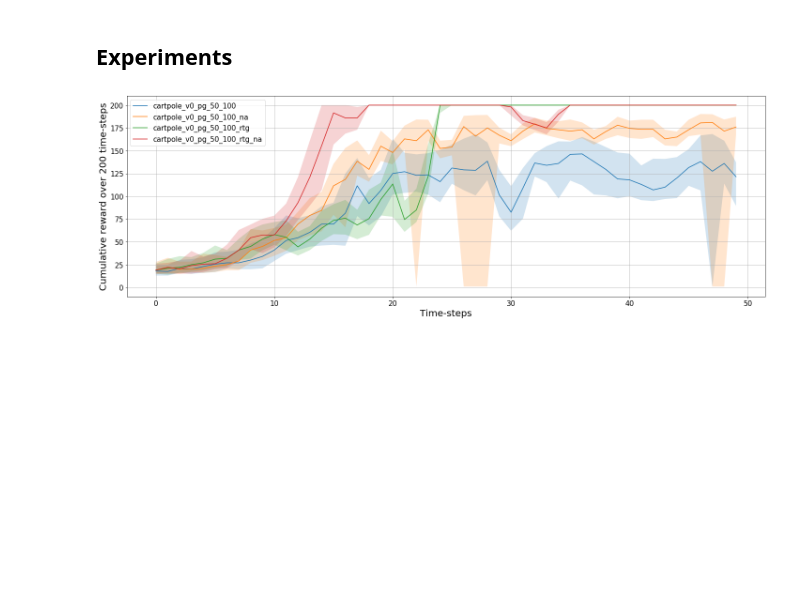
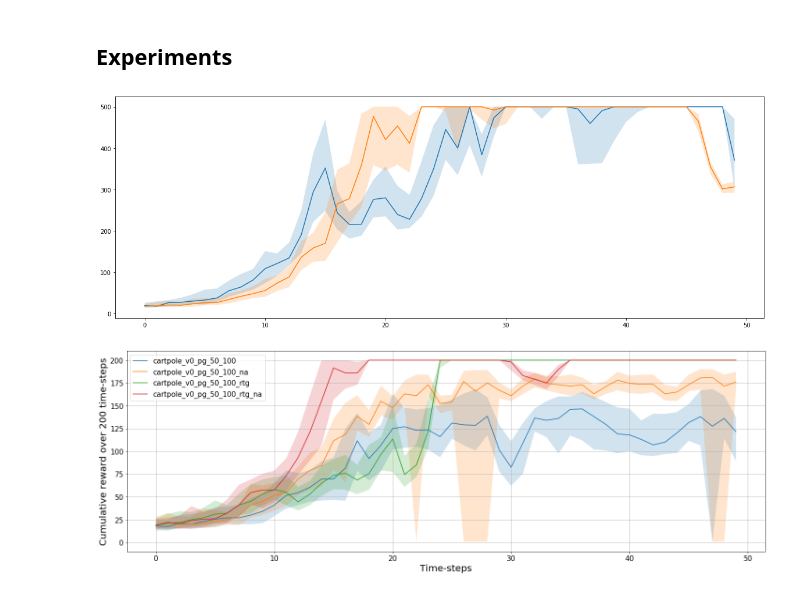
Before and after one commit to zhihanyang2022/deeprl_notes, a Jupyter notebook: 02_policy_gradient/cartpole_v0_policy_gradient_solver.ipynb, the cells around one changed output. Saved outputs shown, nothing was run; the diff lists cells and outputs as text; code cells hidden in the pictures; blank space fills up the shorter version.

```diff
--- a/02_policy_gradient/cartpole_v0_policy_gradient_solver.ipynb
+++ b/02_policy_gradient/cartpole_v0_policy_gradient_solver.ipynb
@@ -80,7 +81,7 @@ Min:   -0.59409 | Max:    1.63722
 # %% [markdown]
 ## Construct a policy-gradient solver
 # %%
-class NN(nn.Module):
+class Actor(nn.Module):
 
     def __init__(self, num_neurons):
         super().__init__()
@@ -282,3 +369,16 @@ class CartPolePGSolver():
                 50 : self.reward_quantile_50_s.tolist(),
                 75 : self.reward_quantile_75_s.tolist()
             }, json_f)
+# %%
+solver = CartPolePGSolver(
+    lamb=1,
+    reward_to_go=True,
+    normalize_advantages=True,
+    state_dependent_baseline=False,
+    episode_len=500,
+)
+solver.run(
+    num_iterations=50,
+    num_samples_per_iteration=100
+)
+solver.save_reward_history(f'cartpole_v0_pg_50_100_500_rtg_na.json')
@@ -321,6 +435,24 @@ for rtg in [False, True]:
 def get_reward_quantiles_over_timestep(json_fname):
     with open(json_fname, 'r') as json_f:
         return json.load(json_f)
+# %%
+plt.figure(figsize=(20, 7))
+for exp_name in [
+    'cartpole_v0_pg_50_100_500_rtg_na_sdb95',
+    'cartpole_v0_pg_50_100_500_rtg_na'
+]:
+    reward_dict = get_reward_quantiles_over_timestep(exp_name + '.json')
+
+    plt.plot(reward_dict['50'], label=exp_name)
+    plt.fill_between(
+        np.arange(len(reward_dict['50'])),
+        reward_dict['25'],
+        reward_dict['75'],
+        alpha=0.2
+    )
+plt.show()
+# %% [output]
+[figure, added]
 # %%
 plt.figure(figsize=(20, 7))
 
```
Also changed, not shown: parts of 6 cells of this notebook, 21 other files.
